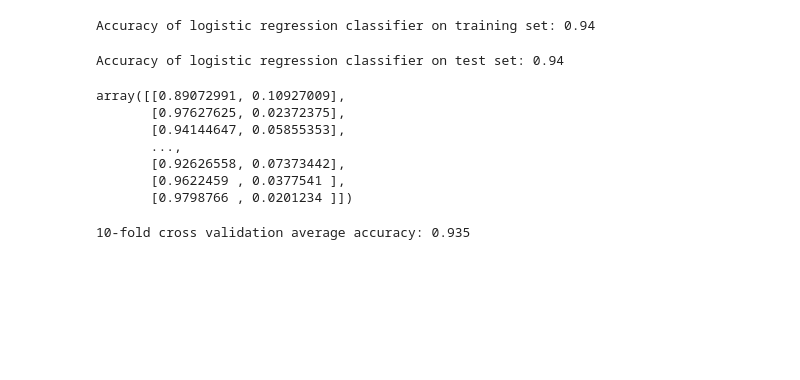
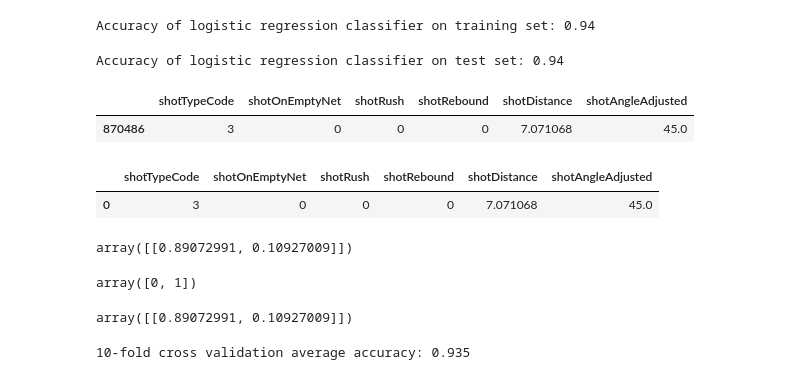
Before and after one commit to rosskipp/inspire-18-talk, a Jupyter notebook: models/python/hockey-shots.ipynb, the cells around one changed output. Cells and saved outputs as stored; diff of their text form; code cells hidden in the pictures; blank space fills up the shorter version.

```diff
--- a/models/python/hockey-shots.ipynb
+++ b/models/python/hockey-shots.ipynb
@@ -140,3 +167,8 @@ y_pred = logreg.predict(X_test)
 print('Accuracy of logistic regression classifier on test set: {:.2f}'.format(logreg.score(X_test, y_test)))
 # %% [output]
 Accuracy of logistic regression classifier on test set: 0.94
+# %%
+X_test.iloc[[0]]
+# %% [output]
+|  | shotTypeCode | shotOnEmptyNet | shotRush | shotRebound | shotDistance | shotAngleAdjusted |
+| 870486 | 3 | 0 | 0 | 0 | 7.071068 | 45.0 |
@@ -143,14 +178,25 @@ Accuracy of logistic regression classifier on test set: 0.94
+# %%
+df_test = pd.DataFrame.from_records([data])
+df_test = df_test[["shotTypeCode", "shotOnEmptyNet", "shotRush", "shotRebound",
+                  "shotDistance", "shotAngleAdjusted"]]
+# df_test = pd.Series(data).to_frame()
+df_test
+# %% [output]
+|  | shotTypeCode | shotOnEmptyNet | shotRush | shotRebound | shotDistance | shotAngleAdjusted |
+| 0 | 3 | 0 | 0 | 0 | 7.071068 | 45.0 |
+# %%
+logreg.predict_proba(df_test)
+# %% [output]
+array([[0.89072991, 0.10927009]])
+# %%
+logreg.classes_
+# %% [output]
+array([0, 1])
 # %%
-y_pred_proba = logreg.predict_proba(X_test)
+y_pred_proba = logreg.predict_proba(X_test.iloc[[0]])
 y_pred_proba
 # %% [output]
-array([[0.89072991, 0.10927009],
-       [0.97627625, 0.02372375],
-       [0.94144647, 0.05855353],
-       ...,
-       [0.92626558, 0.07373442],
-       [0.9622459 , 0.0377541 ],
-       [0.9798766 , 0.0201234 ]])
+array([[0.89072991, 0.10927009]])
 # %%
 from sklearn import model_selection
 from sklearn.model_selection import cross_val_score
```
Also changed, not shown: parts of 7 cells of this notebook, 7 other files.
